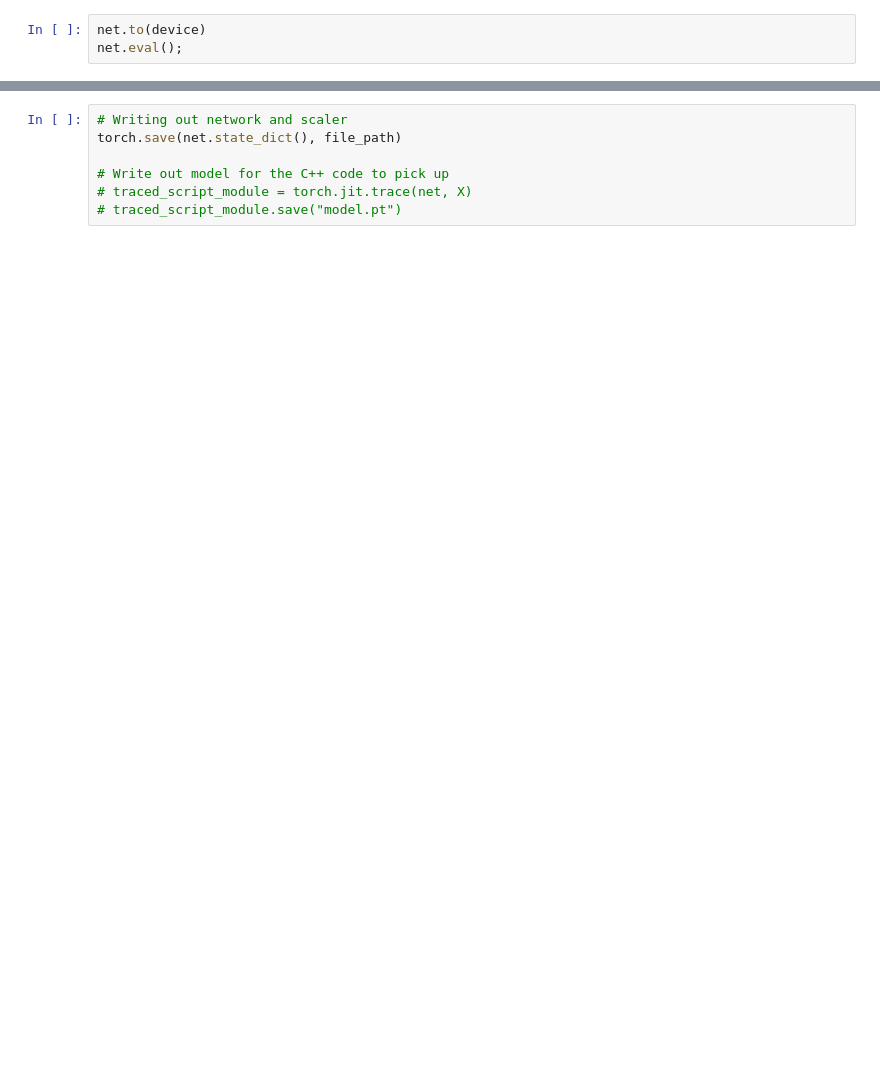
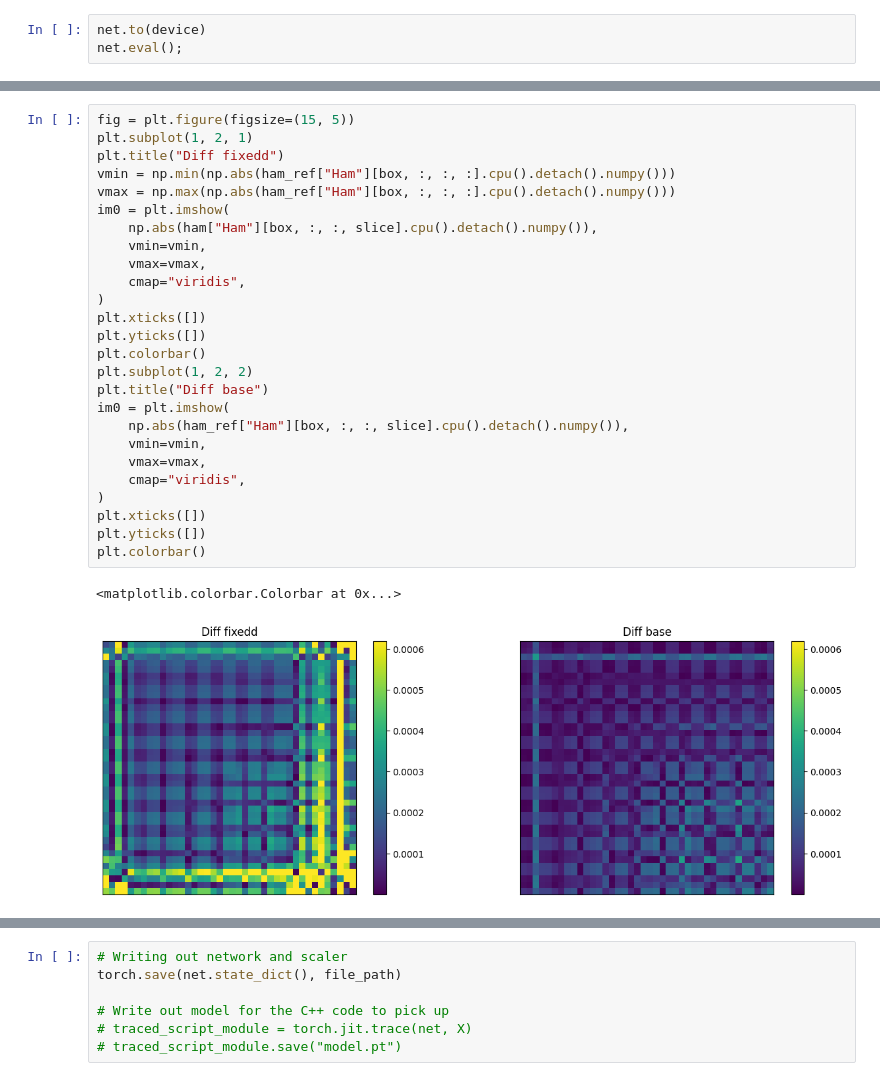
Before and after one commit to ThomasHelfer/TorchGRTL, a Jupyter notebook: notebook.ipynb, the cells around one changed output, grey strips where cells are left out. Drawn from its saved outputs; the diff is of its cells as text; blank space fills up the shorter version.

```diff
--- a/notebook.ipynb
+++ b/notebook.ipynb
@@ -419,0 +457,29 @@ plt.colorbar()
+# %%
+fig = plt.figure(figsize=(15, 5))
+plt.subplot(1, 2, 1)
+plt.title("Diff fixedd")
+vmin = np.min(np.abs(ham_ref["Ham"][box, :, :, :].cpu().detach().numpy()))
+vmax = np.max(np.abs(ham_ref["Ham"][box, :, :, :].cpu().detach().numpy()))
+im0 = plt.imshow(
+    np.abs(ham["Ham"][box, :, :, slice].cpu().detach().numpy()),
+    vmin=vmin,
+    vmax=vmax,
+    cmap="viridis",
+)
+plt.xticks([])
+plt.yticks([])
+plt.colorbar()
+plt.subplot(1, 2, 2)
+plt.title("Diff base")
+im0 = plt.imshow(
+    np.abs(ham_ref["Ham"][box, :, :, slice].cpu().detach().numpy()),
+    vmin=vmin,
+    vmax=vmax,
+    cmap="viridis",
+)
+plt.xticks([])
+plt.yticks([])
+plt.colorbar()
+# %% [output]
+<matplotlib.colorbar.Colorbar at 0x...>
+[figure, added]
```
Also changed, not shown: parts of 19 cells of this notebook.
